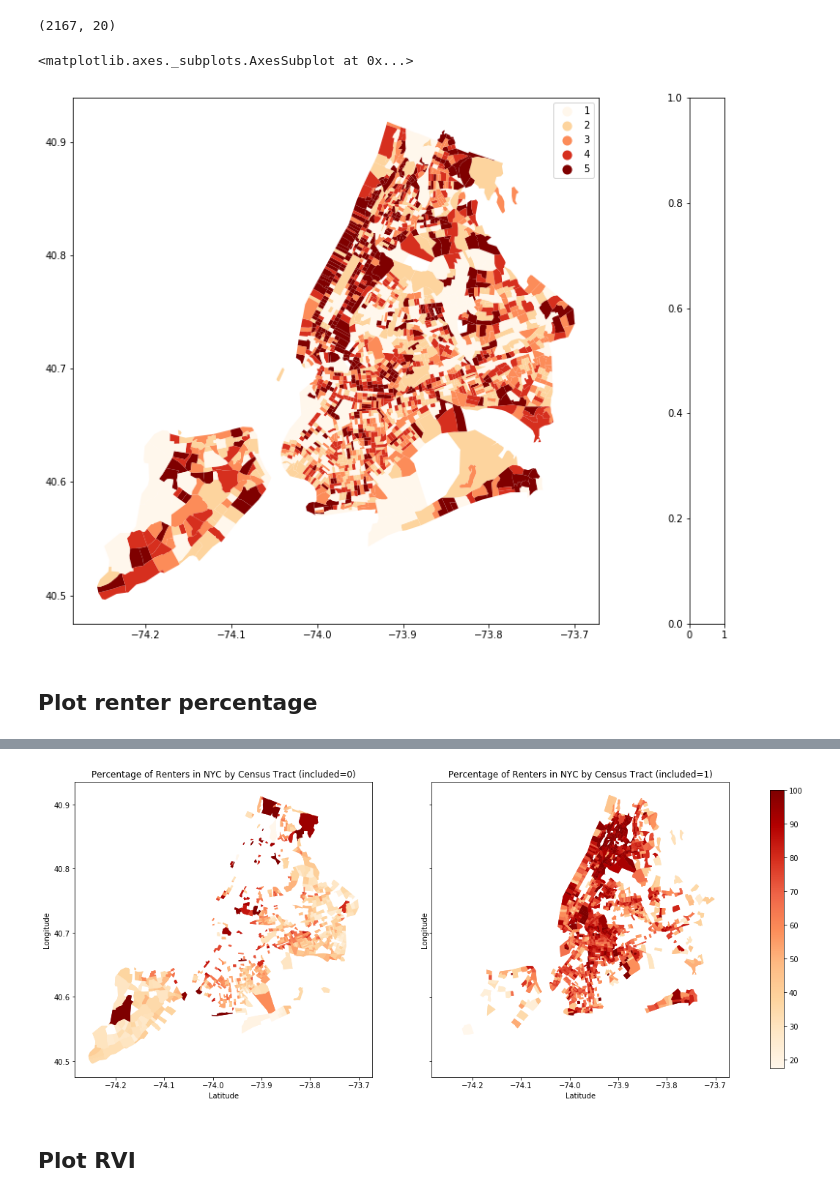
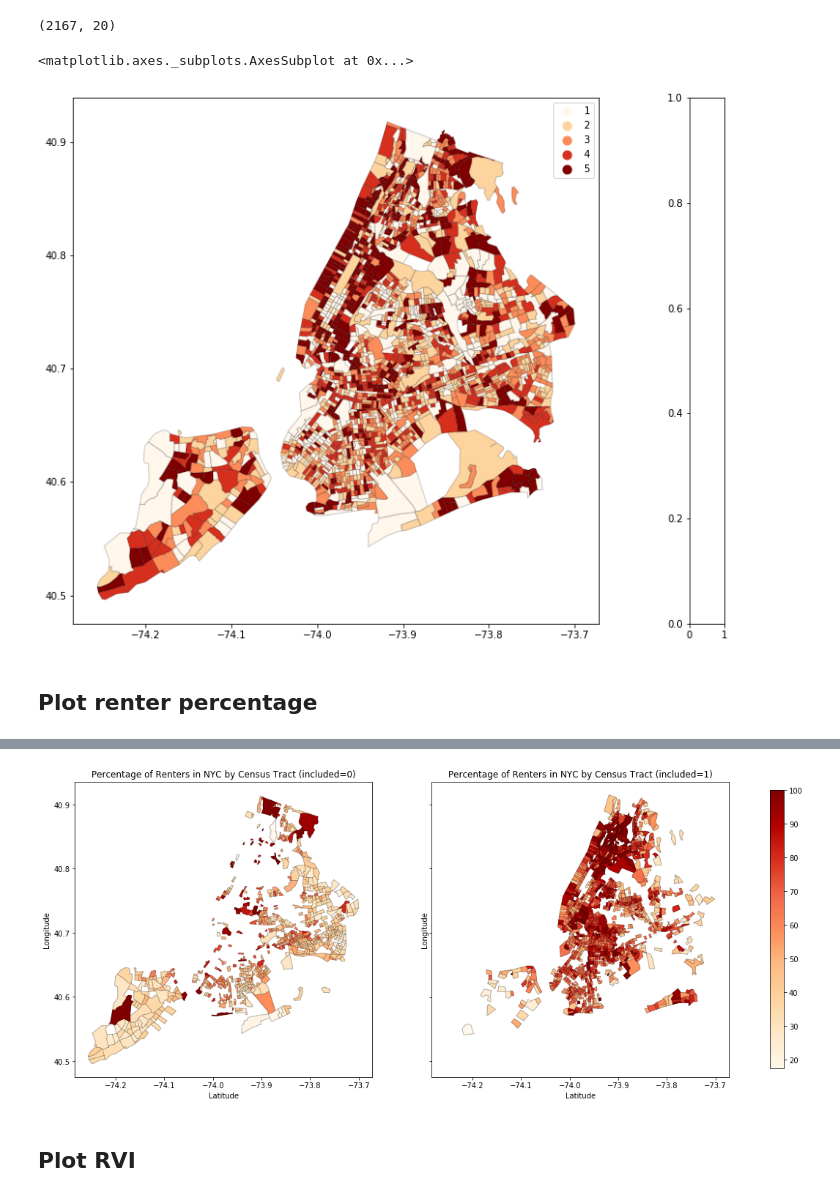
Before and after one commit to community-insight-impact/cvi_ucla_partnership, a Jupyter notebook: notebooks/Census_plots_NY.ipynb, the cells around one changed output, grey strips where cells are left out. Saved outputs shown, nothing was run; the diff lists cells and outputs as text; code cells hidden in the pictures.

```diff
--- a/notebooks/Census_plots_NY.ipynb
+++ b/notebooks/Census_plots_NY.ipynb
@@ -50,10 +50,10 @@ divider = make_axes_locatable(ax)
 
 cax = divider.append_axes("right", size="5%", pad=0.1)
 
-tracksNYC.plot(column='bin', ax=ax, legend=True, cax=cax, cmap='OrRd')
+tracksNYC.plot(column='bin', ax=ax, legend=True, cax=cax, cmap='OrRd',edgecolor=(0,0,0,.2))
 # %% [output]
 <matplotlib.axes._subplots.AxesSubplot at 0x...>
-[figure, old version]
+[figure, new version]
 # %% [markdown]
 ## Plot renter percentage
 # %%
@@ -71,17 +71,17 @@ renterNYC = tracks.join(acs_renter.set_index("GEO_ID"), on="AFFGEOID", how = "ri
 # %%
 renterNYC['include'] = (renterNYC.renter_num>500)*1  # default threshold (UCLA) = 500
 fig, ax = plt.subplots(1, 2, figsize=(20, 10), sharex=True, sharey=True)
 for i in range(2):
-    renterNYC[renterNYC['include']==0].plot(column='renter_per', ax=ax[0], cmap='OrRd');
-    renterNYC[renterNYC['include']==1].plot(column='renter_per', ax=ax[1], cmap='OrRd');
+    renterNYC[renterNYC['include']==0].plot(column='renter_per', ax=ax[0], cmap='OrRd',edgecolor=(0,0,0,.2));
+    renterNYC[renterNYC['include']==1].plot(column='renter_per', ax=ax[1], cmap='OrRd',edgecolor=(0,0,0,.2));
     ax[i].set_title('Percentage of Renters in NYC by Census Tract (included={})'.format(i));
     ax[i].set_xlabel('Latitude');
     ax[i].set_ylabel('Longitude');
 patch_col = ax[1].collections[0]
 cb = fig.colorbar(patch_col, ax=ax, shrink=0.7)
 fig.savefig('../output/renter_percentage.png', bbox_inches = 'tight')
 # %% [output]
-[figure, old version]
+[figure, new version]
 # %% [markdown]
 ## Plot RVI
 # %%
```
Also changed, not shown: parts of 5 cells of this notebook, 3 other files.
